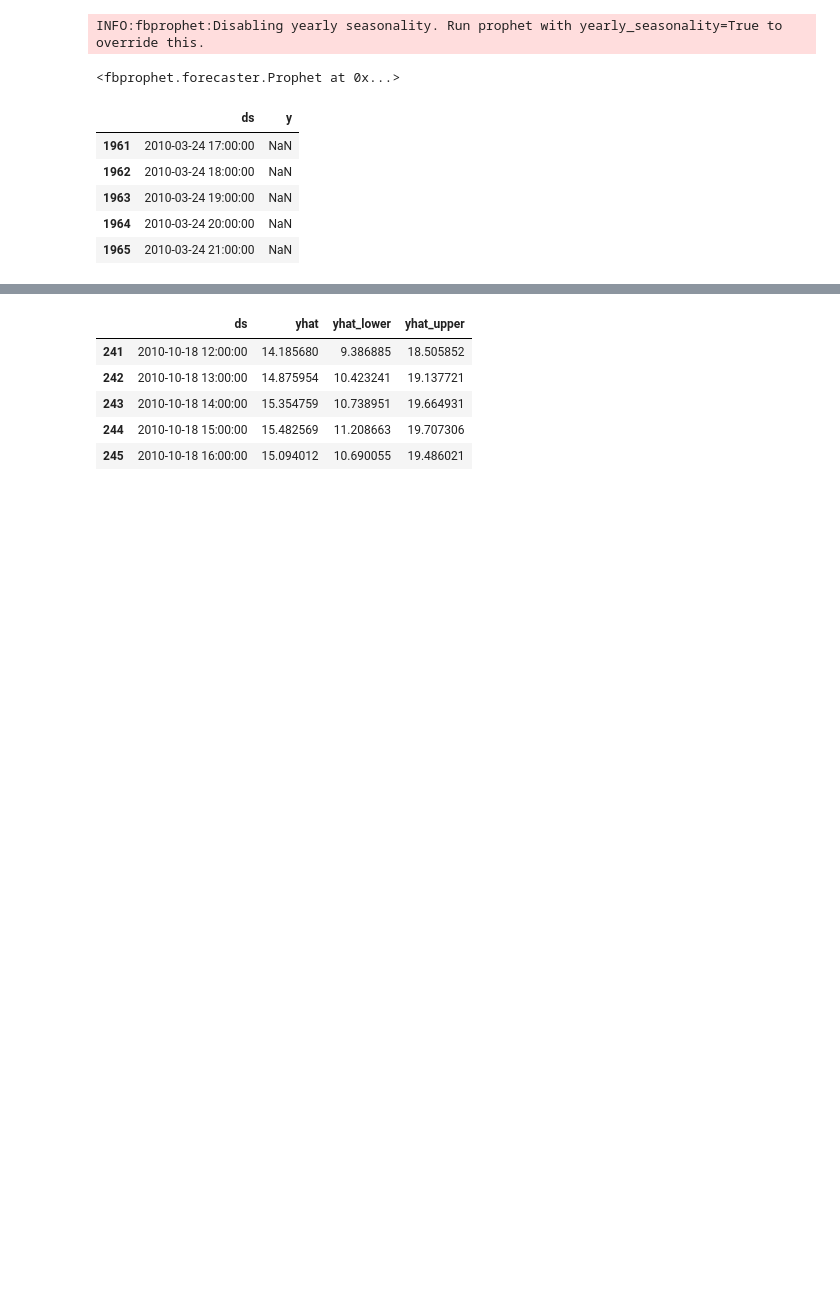
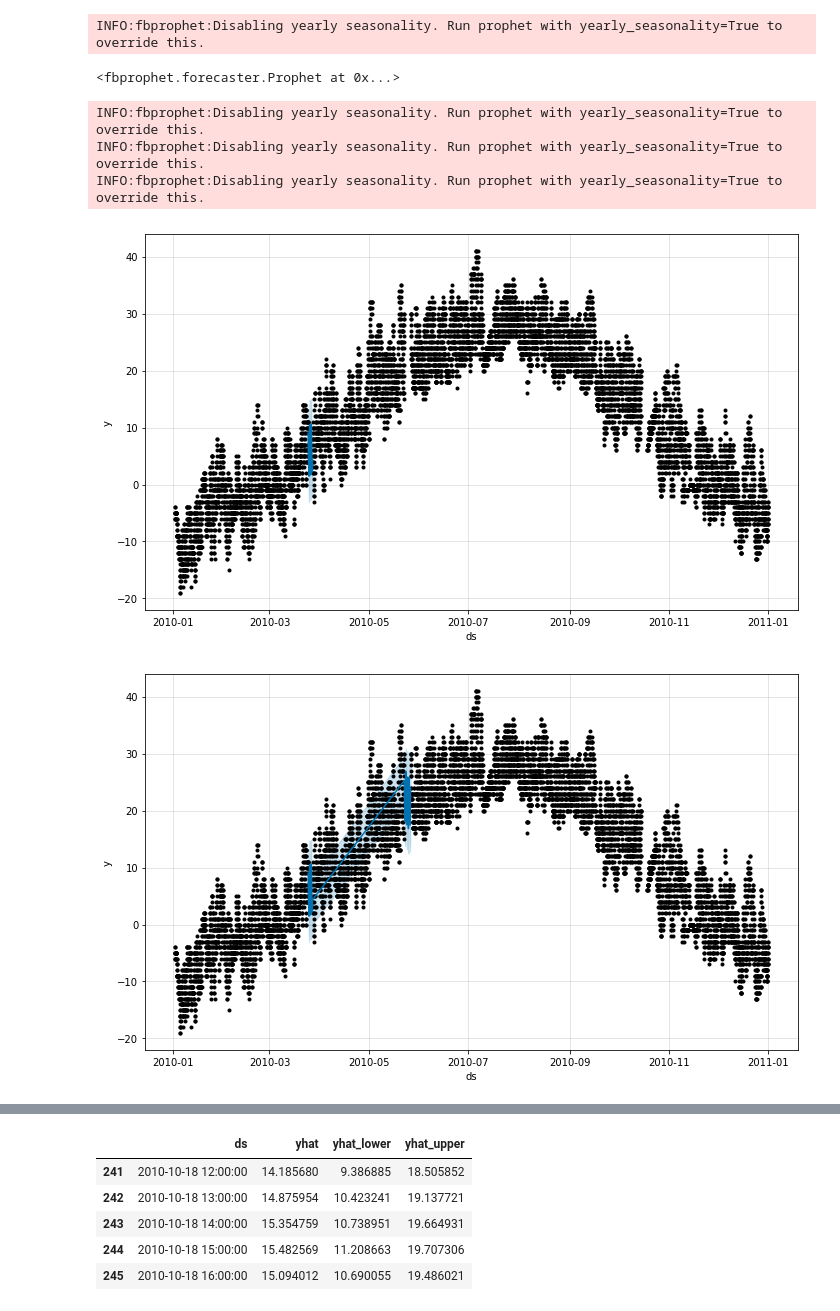
Before and after one commit to gentrexha/energy_efficient_ds, a Jupyter notebook: Assignment P3/notebooks/Assignment_P3_Pollution_Prophet.ipynb, the cells around one changed output, grey strips where cells are left out. Saved outputs shown, nothing was run; the diff lists cells and outputs as text; code cells hidden in the pictures; blank space fills up the shorter version.

```diff
--- a/Assignment P3/notebooks/Assignment_P3_Pollution_Prophet.ipynb
+++ b/Assignment P3/notebooks/Assignment_P3_Pollution_Prophet.ipynb
@@ -171,17 +171,18 @@ m.fit(df_gap)
 INFO:fbprophet:Disabling yearly seasonality. Run prophet with yearly_seasonality=True to override this.
 <fbprophet.forecaster.Prophet at 0x...>
 # %%
-future = pd.DataFrame(columns=['ds', 'y'])
+# future = pd.DataFrame(columns=['ds', 'y'])
 # Get rows from df_gap
 for i, gap_range in enumerate(gap_ranges):
     dataset = df_gap.iloc[gap_range[0]:gap_range[1]]
-    future = pd.concat([future, dataset])
+    forecast = m.predict(dataset)
+    fig1 = m.plot(forecast)
+   #  future = pd.concat([future, dataset])
 
-display(future.head())
+#display(future.head())
 # %% [output]
-|  | ds | y |
-| 1961 | 2010-03-24 17:00:00 | NaN |
-| 1962 | 2010-03-24 18:00:00 | NaN |
-| 1963 | 2010-03-24 19:00:00 | NaN |
-| 1964 | 2010-03-24 20:00:00 | NaN |
-| 1965 | 2010-03-24 21:00:00 | NaN |
+INFO:fbprophet:Disabling yearly seasonality. Run prophet with yearly_seasonality=True to override this.
+INFO:fbprophet:Disabling yearly seasonality. Run prophet with yearly_seasonality=True to override this.
+INFO:fbprophet:Disabling yearly seasonality. Run prophet with yearly_seasonality=True to override this.
+[figure, added]
+[figure, added]
```
Also changed, not shown: parts of 1 cell of this notebook, 5 other files.
